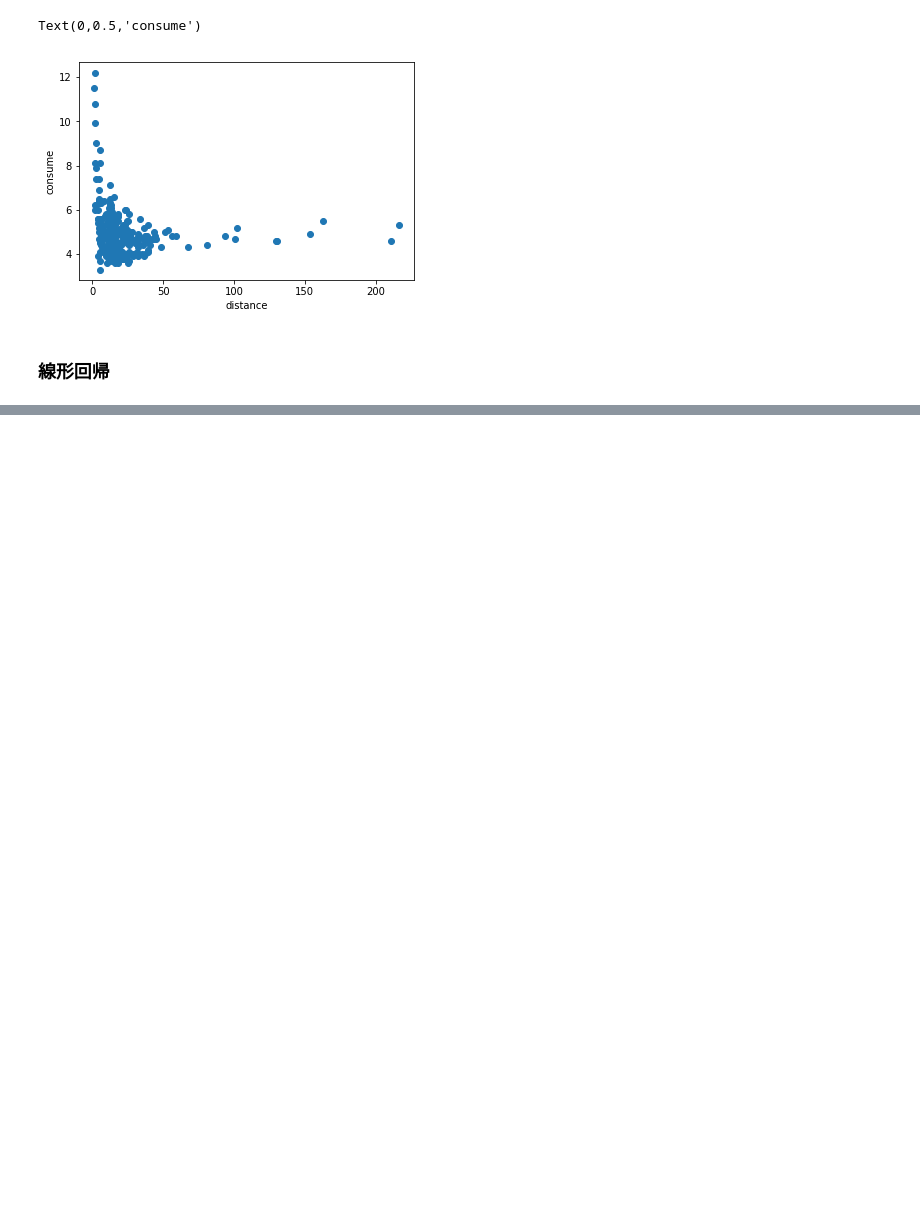
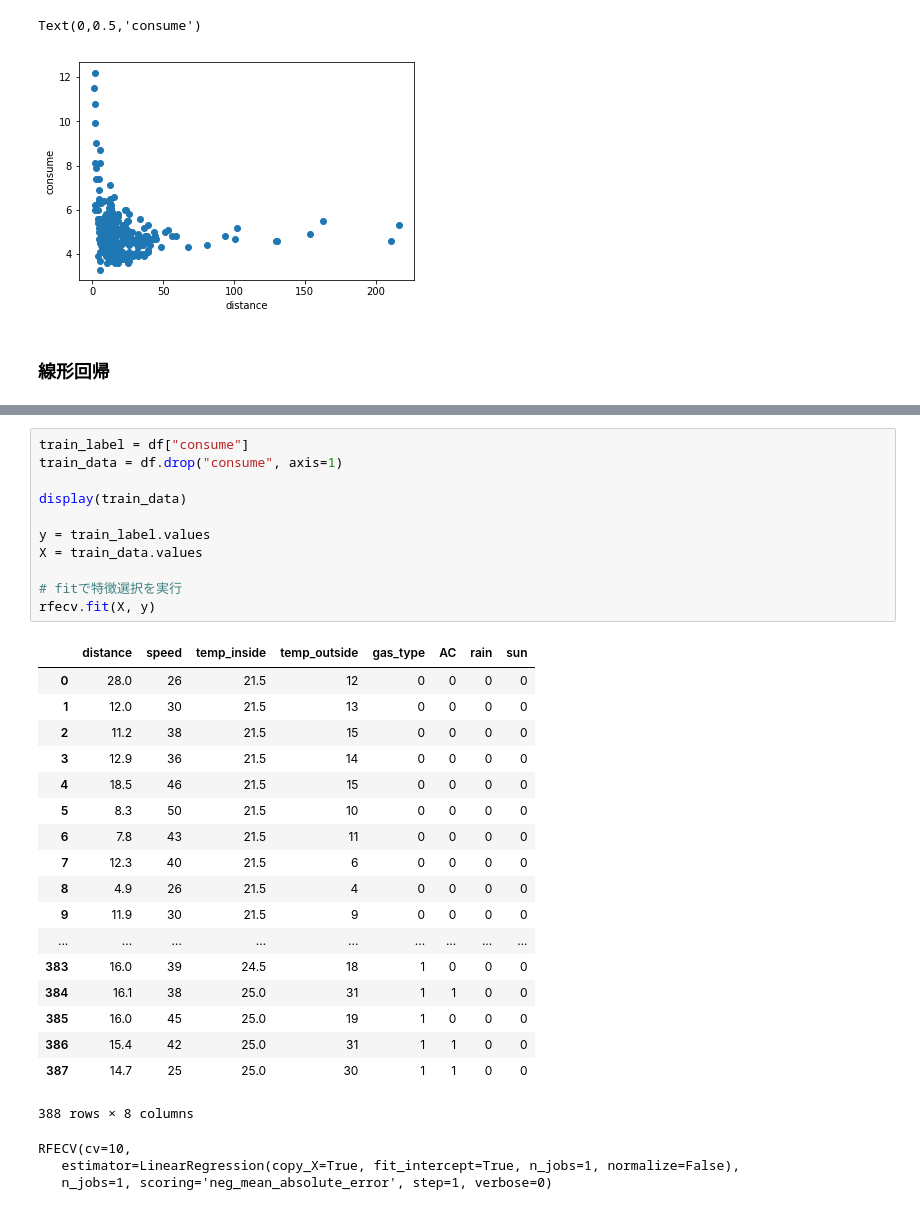
Before and after one commit to furu8/Kaggle, a Jupyter notebook: Car_Fuel_Consumption.ipynb, the cells around one changed output, grey strips where cells are left out. Saved outputs shown, nothing was run; the diff lists cells and outputs as text; blank space fills up the shorter version.

```diff
--- a/Car_Fuel_Consumption.ipynb
+++ b/Car_Fuel_Consumption.ipynb
@@ -299,0 +355,33 @@ RMSE/MAE = 1.487
+# %%
+train_label = df["consume"]
+train_data = df.drop("consume", axis=1)
+
+display(train_data)
+
+y = train_label.values
+X = train_data.values
+
+# fitで特徴選択を実行
+rfecv.fit(X, y)
+# %% [output]
+|  | distance | speed | temp_inside | temp_outside | gas_type | AC | rain | sun |
+| 0 | 28.0 | 26 | 21.5 | 12 | 0 | 0 | 0 | 0 |
+| 1 | 12.0 | 30 | 21.5 | 13 | 0 | 0 | 0 | 0 |
+| 2 | 11.2 | 38 | 21.5 | 15 | 0 | 0 | 0 | 0 |
+| 3 | 12.9 | 36 | 21.5 | 14 | 0 | 0 | 0 | 0 |
+| 4 | 18.5 | 46 | 21.5 | 15 | 0 | 0 | 0 | 0 |
+| 5 | 8.3 | 50 | 21.5 | 10 | 0 | 0 | 0 | 0 |
+| 6 | 7.8 | 43 | 21.5 | 11 | 0 | 0 | 0 | 0 |
+| 7 | 12.3 | 40 | 21.5 | 6 | 0 | 0 | 0 | 0 |
+| 8 | 4.9 | 26 | 21.5 | 4 | 0 | 0 | 0 | 0 |
+| 9 | 11.9 | 30 | 21.5 | 9 | 0 | 0 | 0 | 0 |
+| ... | ... | ... | ... | ... | ... | ... | ... | ... |
+| 383 | 16.0 | 39 | 24.5 | 18 | 1 | 0 | 0 | 0 |
+| 384 | 16.1 | 38 | 25.0 | 31 | 1 | 1 | 0 | 0 |
+| 385 | 16.0 | 45 | 25.0 | 19 | 1 | 0 | 0 | 0 |
+| 386 | 15.4 | 42 | 25.0 | 31 | 1 | 1 | 0 | 0 |
+| 387 | 14.7 | 25 | 25.0 | 30 | 1 | 1 | 0 | 0 |
+388 rows × 8 columns
+RFECV(cv=10,
+   estimator=LinearRegression(copy_X=True, fit_intercept=True, n_jobs=1, normalize=False),
+   n_jobs=1, scoring='neg_mean_absolute_error', step=1, verbose=0)
```
Also changed, not shown: parts of 14 cells of this notebook.
